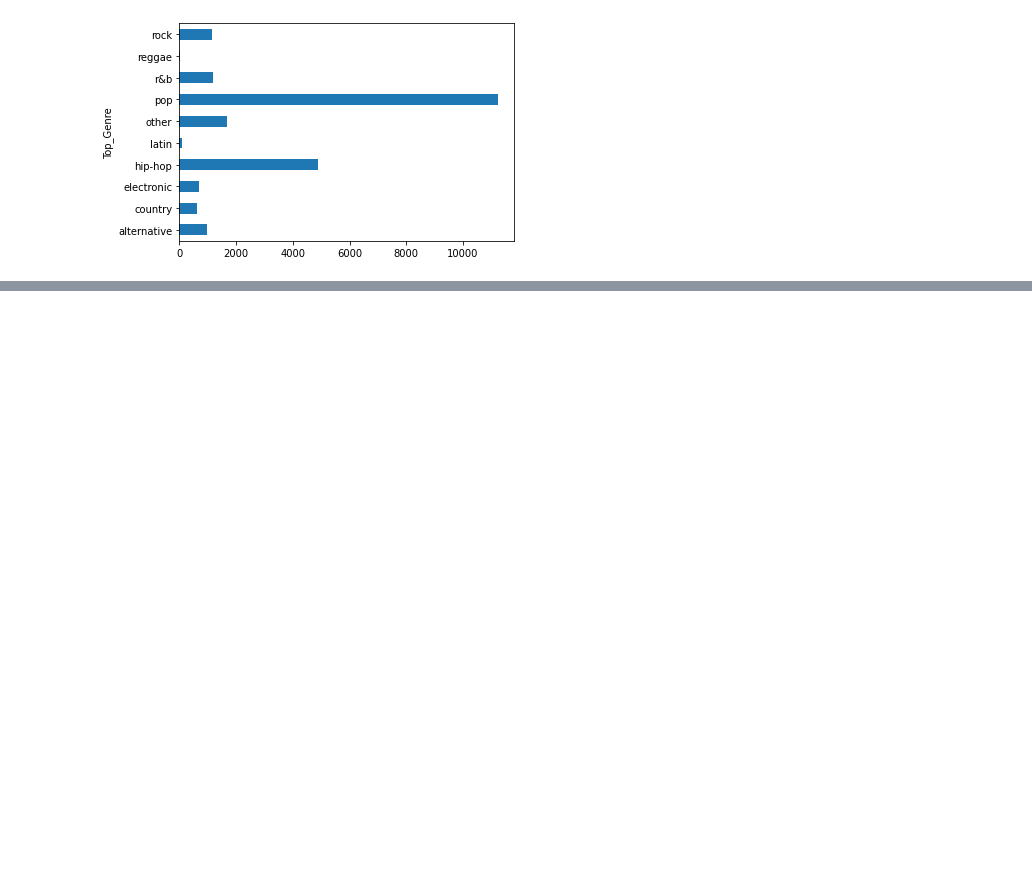
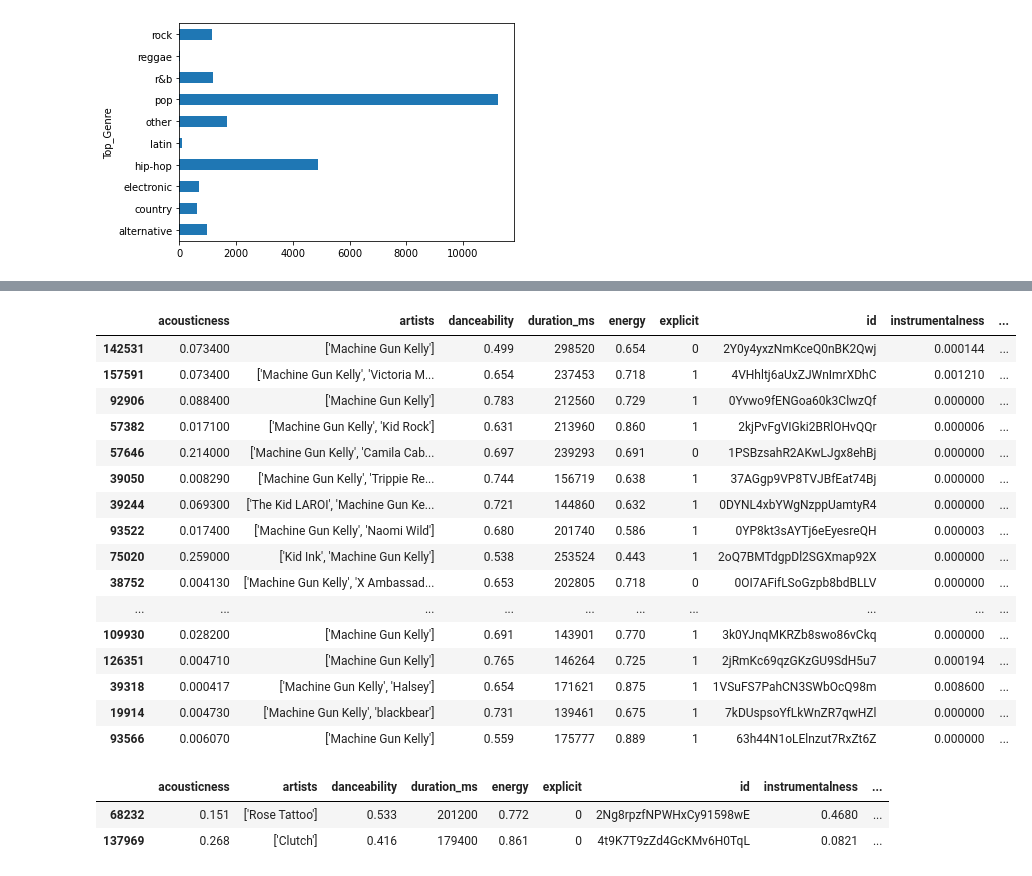
Before and after one commit to kyle-rgb/Spotify_Project, a Jupyter notebook: notebooks/DataTransformation.ipynb, the cells around one changed output, grey strips where cells are left out. Saved outputs shown, nothing was run; the diff lists cells and outputs as text; code cells hidden in the pictures; blank space fills up the shorter version.

```diff
--- a/notebooks/DataTransformation.ipynb
+++ b/notebooks/DataTransformation.ipynb
@@ -769,0 +768,2 @@ full_df.iloc[:25, 8:]
+# %%
+master_song_list = pd.read_csv("../data/raw/archive/data.csv")
@@ -769,0 +826,26 @@ full_df.iloc[:25, 8:]
+# %%
+master_song_list[master_song_list.artists.str.contains("Machine Gun")].sort_values("name")#.iloc[43:70, :]
+# %% [output]
+|  | acousticness | artists | danceability | duration_ms | energy | explicit | id | instrumentalness | ... |
+| 142531 | 0.073400 | ['Machine Gun Kelly'] | 0.499 | 298520 | 0.654 | 0 | 2Y0y4yxzNmKceQ0nBK2Qwj | 0.000144 | ... |
+| 157591 | 0.073400 | ['Machine Gun Kelly', 'Victoria M... | 0.654 | 237453 | 0.718 | 1 | 4VHhltj6aUxZJWnImrXDhC | 0.001210 | ... |
+| 92906 | 0.088400 | ['Machine Gun Kelly'] | 0.783 | 212560 | 0.729 | 1 | 0Yvwo9fENGoa60k3ClwzQf | 0.000000 | ... |
+| 57382 | 0.017100 | ['Machine Gun Kelly', 'Kid Rock'] | 0.631 | 213960 | 0.860 | 1 | 2kjPvFgVIGki2BRlOHvQQr | 0.000006 | ... |
+| 57646 | 0.214000 | ['Machine Gun Kelly', 'Camila Cab... | 0.697 | 239293 | 0.691 | 0 | 1PSBzsahR2AKwLJgx8ehBj | 0.000000 | ... |
+| 39050 | 0.008290 | ['Machine Gun Kelly', 'Trippie Re... | 0.744 | 156719 | 0.638 | 1 | 37AGgp9VP8TVJBfEat74Bj | 0.000000 | ... |
+| 39244 | 0.069300 | ['The Kid LAROI', 'Machine Gun Ke... | 0.721 | 144860 | 0.632 | 1 | 0DYNL4xbYWgNzppUamtyR4 | 0.000000 | ... |
+| 93522 | 0.017400 | ['Machine Gun Kelly', 'Naomi Wild'] | 0.680 | 201740 | 0.586 | 1 | 0YP8kt3sAYTj6eEyesreQH | 0.000003 | ... |
+| 75020 | 0.259000 | ['Kid Ink', 'Machine Gun Kelly'] | 0.538 | 253524 | 0.443 | 1 | 2oQ7BMTdgpDl2SGXmap92X | 0.000000 | ... |
+| 38752 | 0.004130 | ['Machine Gun Kelly', 'X Ambassad... | 0.653 | 202805 | 0.718 | 0 | 0OI7AFifLSoGzpb8bdBLLV | 0.000000 | ... |
+| ... | ... | ... | ... | ... | ... | ... | ... | ... | ... |
+| 109930 | 0.028200 | ['Machine Gun Kelly'] | 0.691 | 143901 | 0.770 | 1 | 3k0YJnqMKRZb8swo86vCkq | 0.000000 | ... |
+| 126351 | 0.004710 | ['Machine Gun Kelly'] | 0.765 | 146264 | 0.725 | 1 | 2jRmKc69qzGKzGU9SdH5u7 | 0.000194 | ... |
+| 39318 | 0.000417 | ['Machine Gun Kelly', 'Halsey'] | 0.654 | 171621 | 0.875 | 1 | 1VSuFS7PahCN3SWbOcQ98m | 0.008600 | ... |
+| 19914 | 0.004730 | ['Machine Gun Kelly', 'blackbear'] | 0.731 | 139461 | 0.675 | 1 | 7kDUspsoYfLkWnZR7qwHZl | 0.000000 | ... |
+| 93566 | 0.006070 | ['Machine Gun Kelly'] | 0.559 | 175777 | 0.889 | 1 | 63h44N1oLElnzut7RxZt6Z | 0.000000 | ... |
+# %%
+master_song_list[master_song_list.name.str.contains("Roll Out")].sort_values("name").iloc[:25, :]
+# %% [output]
+|  | acousticness | artists | danceability | duration_ms | energy | explicit | id | instrumentalness | ... |
+| 68232 | 0.151 | ['Rose Tattoo'] | 0.533 | 201200 | 0.772 | 0 | 2Ng8rpzfNPWHxCy91598wE | 0.4680 | ... |
+| 137969 | 0.268 | ['Clutch'] | 0.416 | 179400 | 0.861 | 0 | 4t9K7T9zZd4GcKMv6H0TqL | 0.0821 | ... |
```
Also changed, not shown: parts of 35 cells of this notebook.
